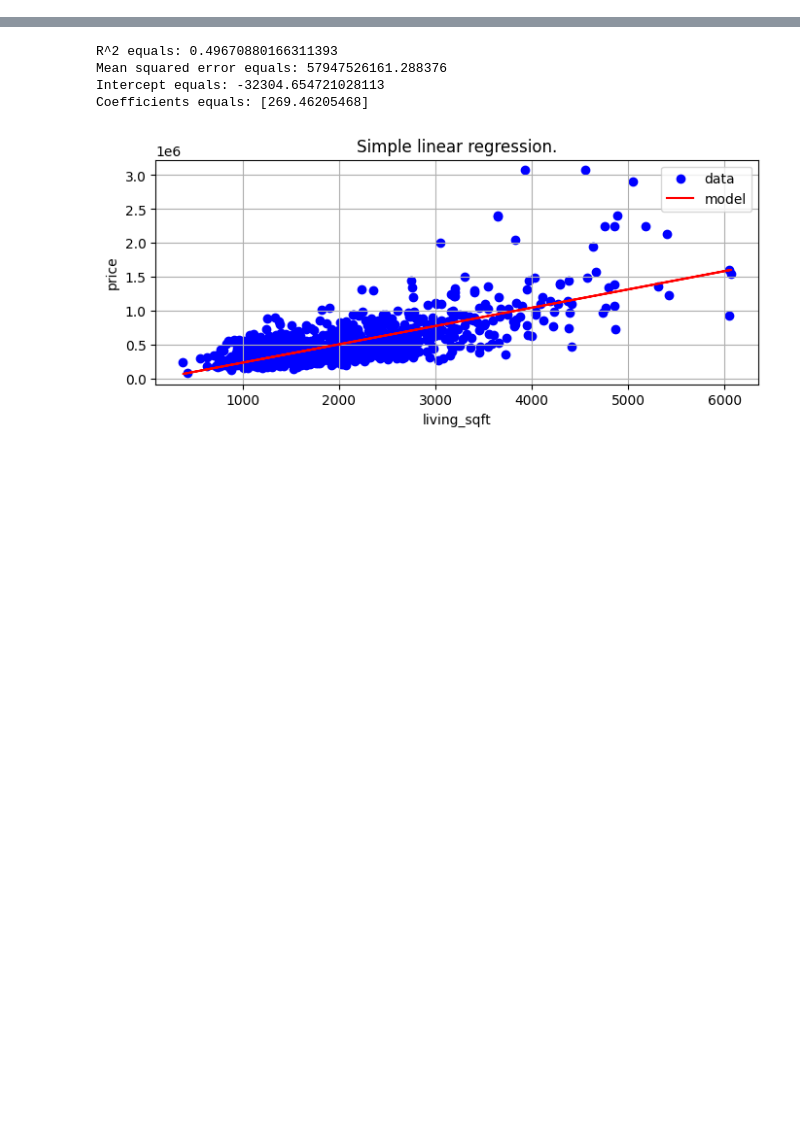
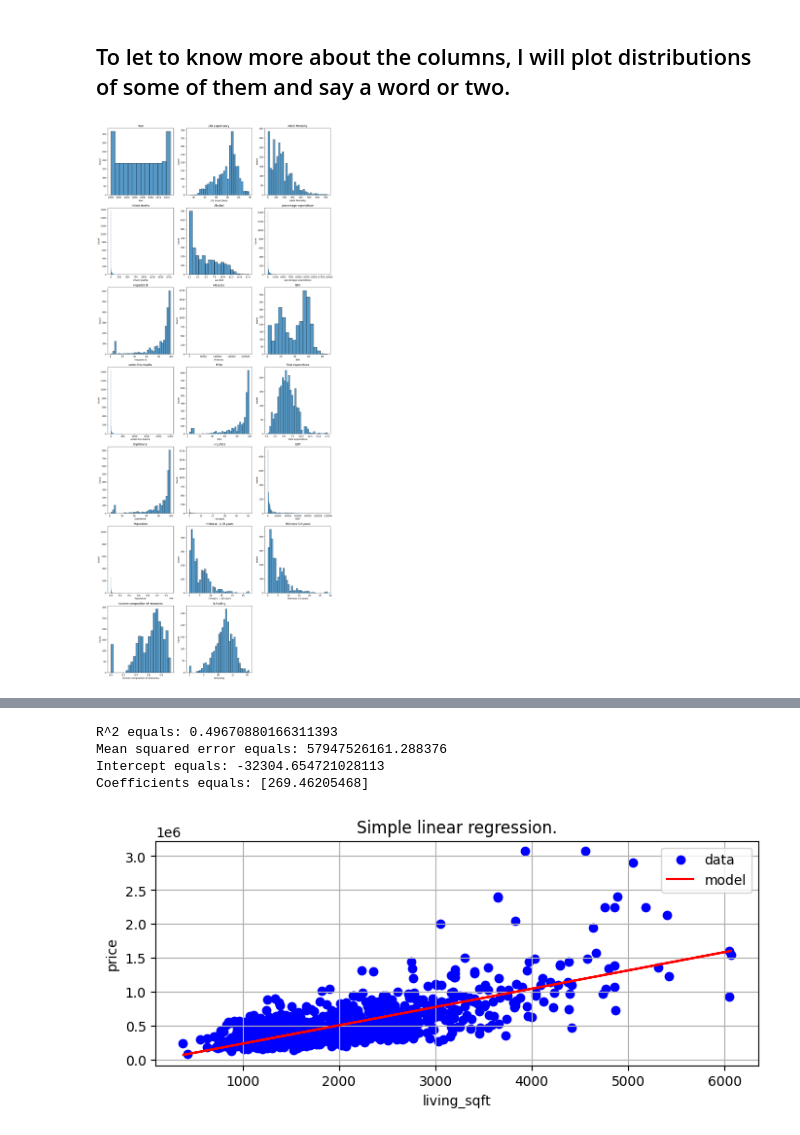
Before and after one commit to Falanger-debug/Data-Analyticts, a Jupyter notebook: Regression - advanced/Lizak_Lukasz_Advanced_2/Lizak__Lukasz_Regression_advanced.ipynb, the cells around one changed output, grey strips where cells are left out. Drawn from its saved outputs; the diff is of its cells as text; code cells hidden in the pictures; blank space fills up the shorter version.

```diff
--- a/Regression - advanced/Lizak_Lukasz_Advanced_2/Lizak__Lukasz_Regression_advanced.ipynb
+++ b/Regression - advanced/Lizak_Lukasz_Advanced_2/Lizak__Lukasz_Regression_advanced.ipynb
@@ -1,19 +1,11 @@
 # %%
 import pandas as pd
 import numpy as np
+import seaborn as sns
 import matplotlib.pyplot as plt
 from sklearn.linear_model import LinearRegression
 from sklearn.model_selection import train_test_split
 from sklearn.metrics import mean_squared_error
 from sklearn.preprocessing import PolynomialFeatures
 
-student_mat_df = pd.read_csv('./data/student-mat.csv')
-student_por_df = pd.read_csv('./data/student-por.csv')
-
-merge_columns = ["school", "sex", "age", "address", "famsize", "Pstatus", "Medu", "Fedu", "Mjob", "Fjob", "reason", "nursery", "internet"]
-
-student_merge_df = pd.merge(
-    student_mat_df,
-    student_por_df,
-    on = merge_columns
-)
+life_expectancy_df = pd.read_csv('./data/life-expectancy.csv')
@@ -61,0 +119,20 @@ So, I will start by analyzing something else.
+# %% [markdown]
+## To let to know more about the columns, I will plot distributions of some of them and say a word or two.
+# %%
+num_cols = 3
+num_plots = len(life_expectancy_df.select_dtypes(include="number").columns)
+num_rows = int(num_plots / num_cols + 1)
+
+fig, axes = plt.subplots(num_rows, num_cols, figsize=(15, num_rows * 5))
+axes = axes.flatten() #making it one dimensional array for easier indexing
+
+for i, column in enumerate(life_expectancy_df.select_dtypes(include="number").columns):
+    sns.histplot(data=life_expectancy_df, x=column, ax=axes[i])
+    axes[i].set_title(f"{column}")
+
+for j in range(num_plots, len(axes)):
+    axes[j].axis('off')
+plt.tight_layout()
+plt.show()
+# %% [output]
+[figure, added]
```
Also changed, not shown: parts of 18 cells of this notebook, 4 other files.
